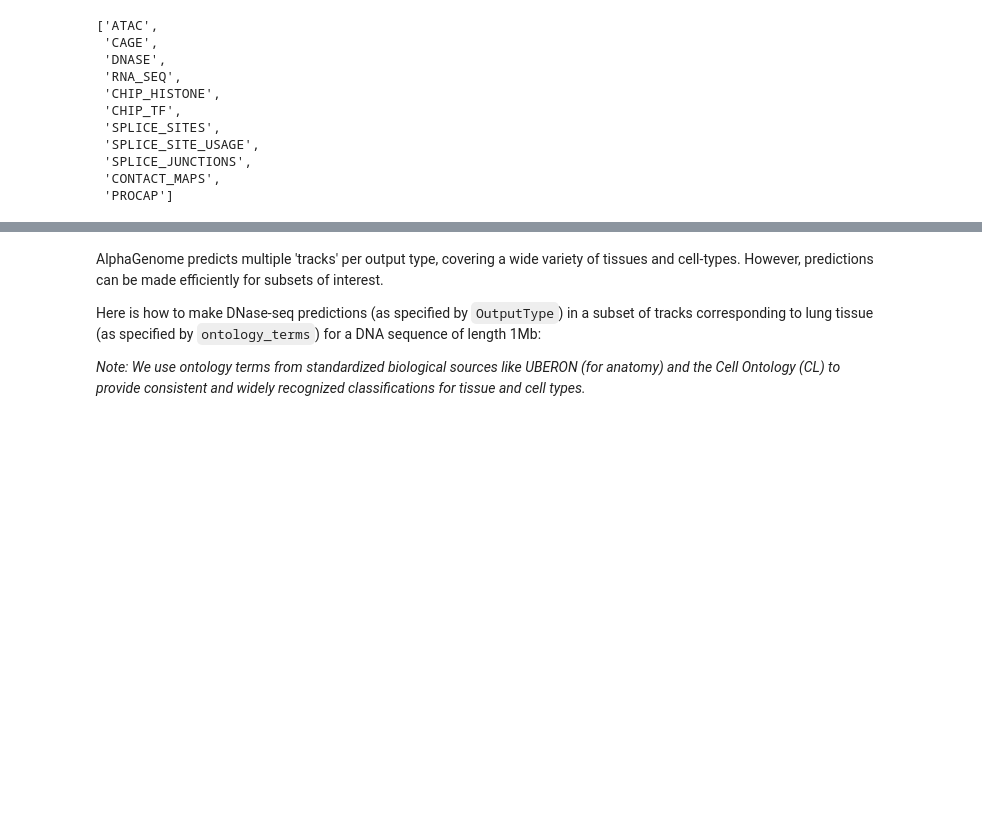
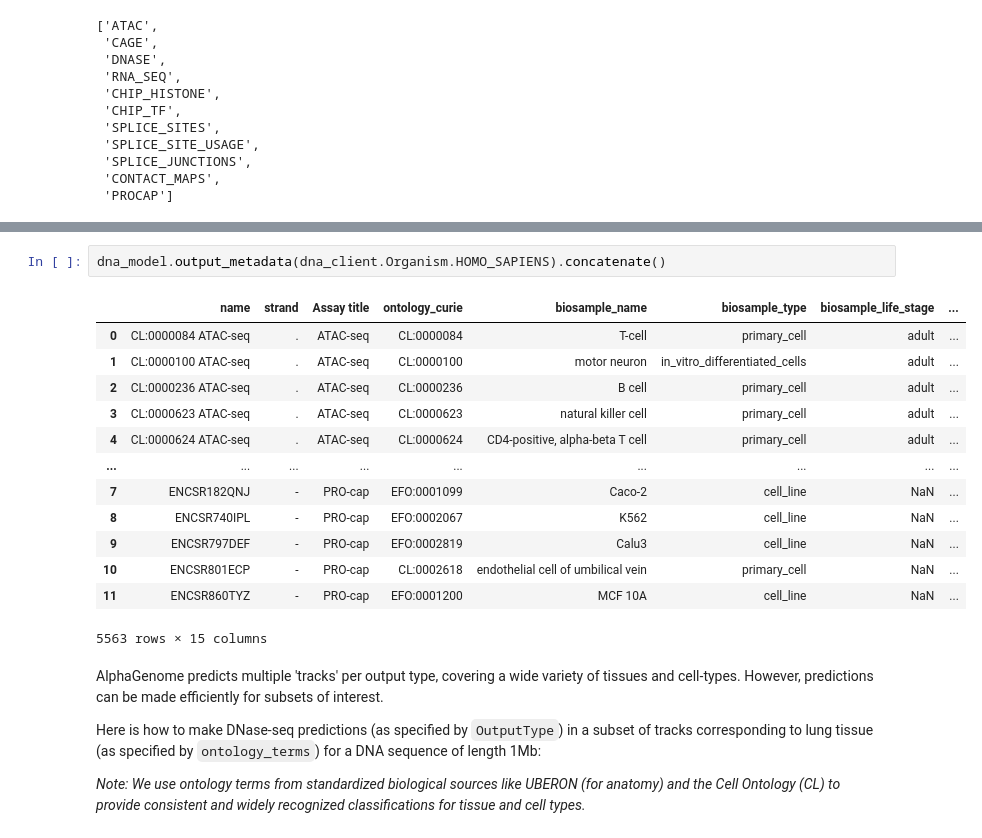
Before and after one commit to HappyThomas1/AlphaGenome, a Jupyter notebook: colabs/quick_start_ver260209.ipynb, the cells around one changed output, grey strips where cells are left out. Saved outputs shown, nothing was run; the diff lists cells and outputs as text; blank space fills up the shorter version.

```diff
--- a/colabs/quick_start_ver260209.ipynb
+++ b/colabs/quick_start_ver260209.ipynb
@@ -65,3 +98,19 @@ The model can make predictions for the following
+# %%
+dna_model.output_metadata(dna_client.Organism.HOMO_SAPIENS).concatenate()
+# %% [output]
+|  | name | strand | Assay title | ontology_curie | biosample_name | biosample_type | biosample_life_stage | ... |
+| 0 | CL:0000084 ATAC-seq | . | ATAC-seq | CL:0000084 | T-cell | primary_cell | adult | ... |
+| 1 | CL:0000100 ATAC-seq | . | ATAC-seq | CL:0000100 | motor neuron | in_vitro_differentiated_cells | adult | ... |
+| 2 | CL:0000236 ATAC-seq | . | ATAC-seq | CL:0000236 | B cell | primary_cell | adult | ... |
+| 3 | CL:0000623 ATAC-seq | . | ATAC-seq | CL:0000623 | natural killer cell | primary_cell | adult | ... |
+| 4 | CL:0000624 ATAC-seq | . | ATAC-seq | CL:0000624 | CD4-positive, alpha-beta T cell | primary_cell | adult | ... |
+| ... | ... | ... | ... | ... | ... | ... | ... | ... |
+| 7 | ENCSR182QNJ | - | PRO-cap | EFO:0001099 | Caco-2 | cell_line | NaN | ... |
+| 8 | ENCSR740IPL | - | PRO-cap | EFO:0002067 | K562 | cell_line | NaN | ... |
+| 9 | ENCSR797DEF | - | PRO-cap | EFO:0002819 | Calu3 | cell_line | NaN | ... |
+| 10 | ENCSR801ECP | - | PRO-cap | CL:0002618 | endothelial cell of umbilical vein | primary_cell | NaN | ... |
+| 11 | ENCSR860TYZ | - | PRO-cap | EFO:0001200 | MCF 10A | cell_line | NaN | ... |
+5563 rows × 15 columns
 # %% [markdown]
 AlphaGenome predicts multiple 'tracks' per output type, covering a wide variety
 of tissues and cell-types. However, predictions can be made efficiently for
```
Also changed, not shown: parts of 7 cells of this notebook.
